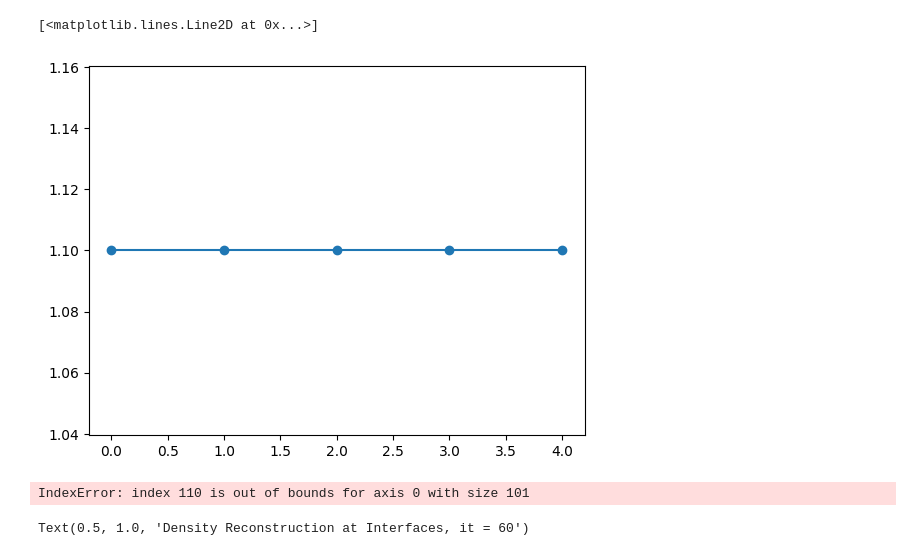
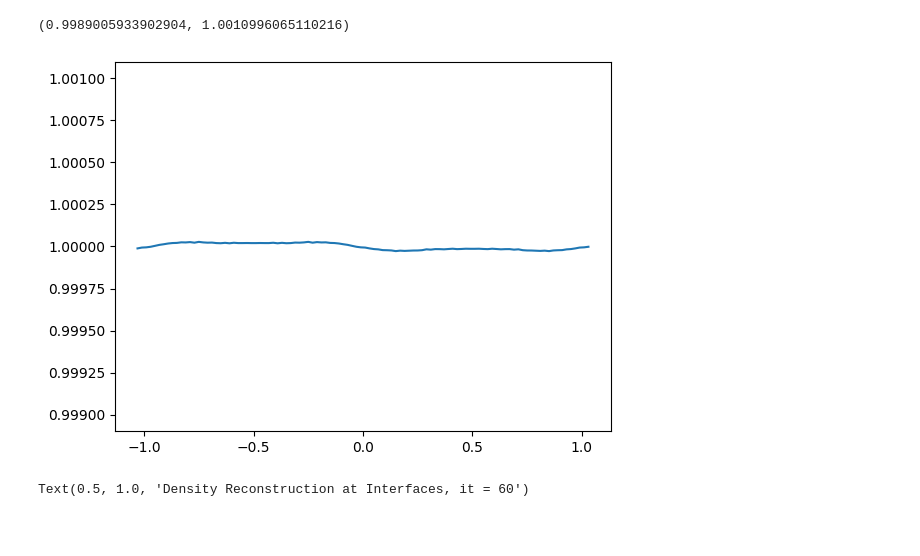
Before and after one commit to Jimbo-Coder/PyFluid, a Jupyter notebook: main_mhd.ipynb, the cells around one changed output. Cells and saved outputs as stored; diff of their text form; code cells hidden in the pictures; blank space fills up the shorter version.

```diff
--- a/main_mhd.ipynb
+++ b/main_mhd.ipynb
@@ -705,15 +793,11 @@ state.plot_diagnostics()
-# %%
-plt.plot(state.Uvecs[0,0,0:5],"-o")
-# %% [output]
-[<matplotlib.lines.Line2D at 0x...>]
-[figure, removed]
 # %%
 #it = 0
-it+=10
+it= -1
 plt.plot(state.xg,state.Pvecs[it,0,:])
-plt.ylim(np.min(state.Pvecs[0,0,:])*0.997,np.max(state.Pvecs[0,0,:])*1.01)
+plt.ylim(np.min(state.Pvecs[0,0,:])*0.9999,np.max(state.Pvecs[0,0,:])*1.0001)
 # %% [output]
-IndexError: index 110 is out of bounds for axis 0 with size 101
+(0.9989005933902904, 1.0010996065110216)
+[figure, added]
 # %%
 #it=0
 it+=10
```
Also changed, not shown: parts of 2 cells of this notebook.
